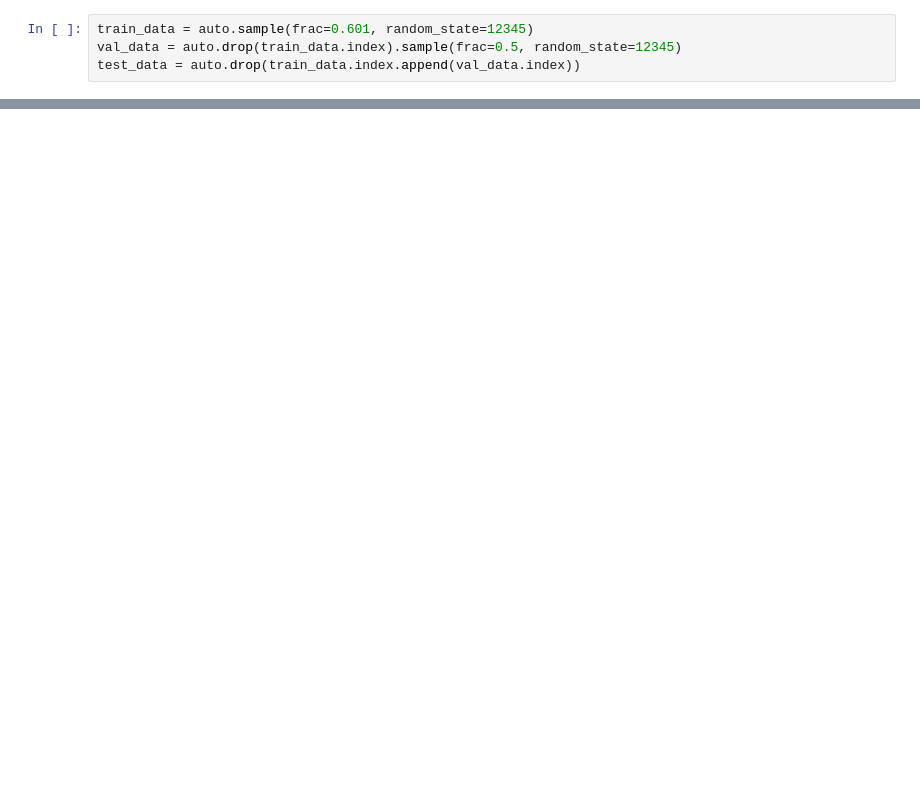
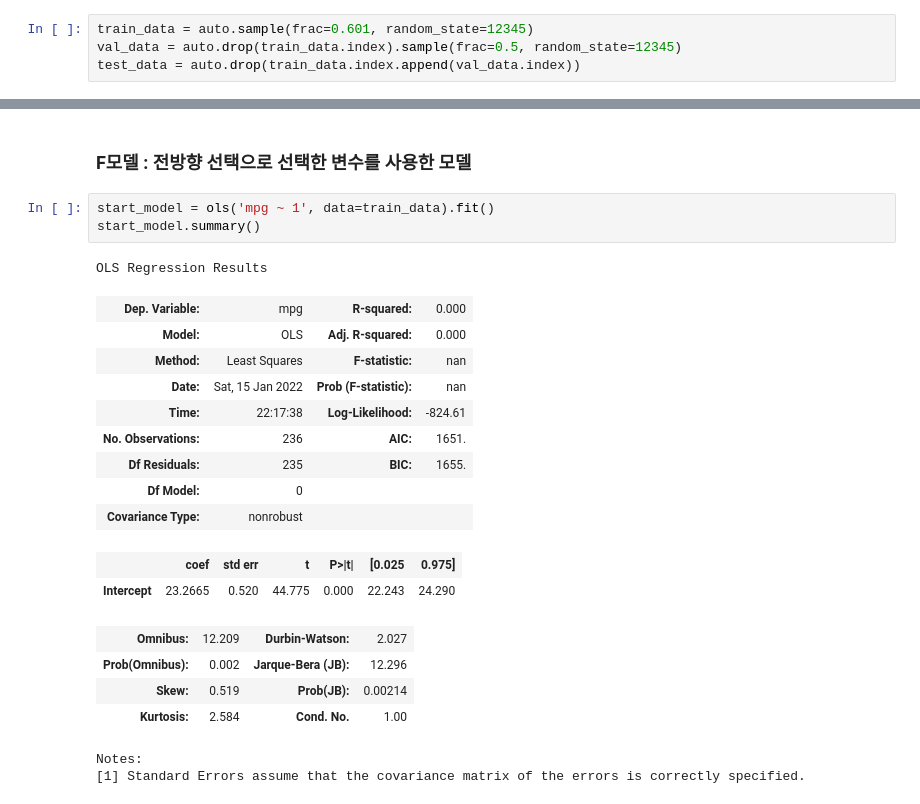
Before and after one commit to RainyHeaven/data_analytics, a Jupyter notebook: 제05장 회귀 분석/Regression.ipynb, the cells around one changed output, grey strips where cells are left out. Cells and saved outputs as stored; diff of their text form; blank space fills up the shorter version.

```diff
--- a/제05장 회귀 분석/Regression.ipynb
+++ b/제05장 회귀 분석/Regression.ipynb
@@ -289,0 +331,24 @@ ols()
+# %% [markdown]
+### F모델 : 전방향 선택으로 선택한 변수를 사용한 모델
+# %%
+start_model = ols('mpg ~ 1', data=train_data).fit()
+start_model.summary()
+# %% [output]
+OLS Regression Results
+| Dep. Variable: | mpg | R-squared: | 0.000 |
+| Model: | OLS | Adj. R-squared: | 0.000 |
+| Method: | Least Squares | F-statistic: | nan |
+| Date: | Sat, 15 Jan 2022 | Prob (F-statistic): | nan |
+| Time: | 22:17:38 | Log-Likelihood: | -824.61 |
+| No. Observations: | 236 | AIC: | 1651. |
+| Df Residuals: | 235 | BIC: | 1655. |
+| Df Model: | 0 |  |  |
+| Covariance Type: | nonrobust |  |  |
+|  | coef | std err | t | P>|t| | [0.025 | 0.975] |
+| Intercept | 23.2665 | 0.520 | 44.775 | 0.000 | 22.243 | 24.290 |
+| Omnibus: | 12.209 | Durbin-Watson: | 2.027 |
+| Prob(Omnibus): | 0.002 | Jarque-Bera (JB): | 12.296 |
+| Skew: | 0.519 | Prob(JB): | 0.00214 |
+| Kurtosis: | 2.584 | Cond. No. | 1.00 |
+Notes:
+[1] Standard Errors assume that the covariance matrix of the errors is correctly specified.
```
Also changed, not shown: parts of 8 cells of this notebook.
